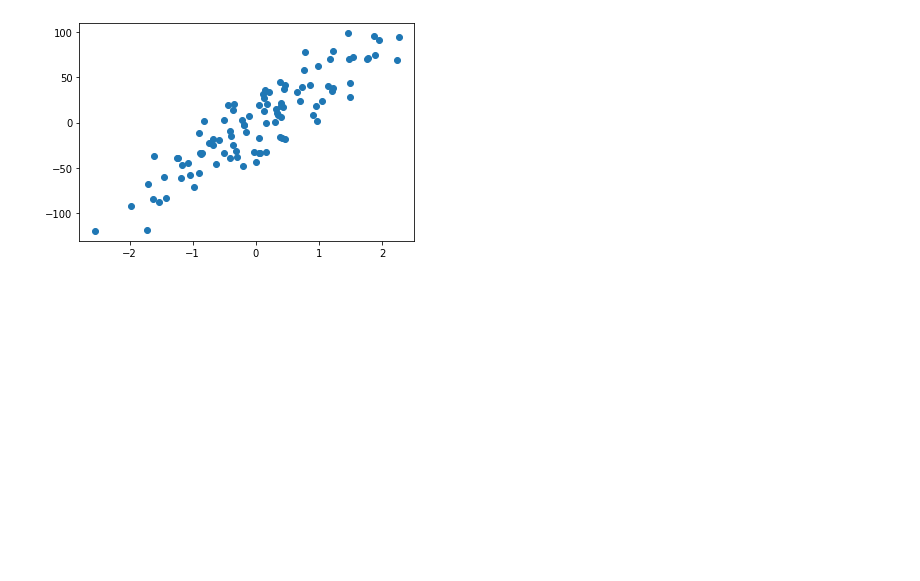
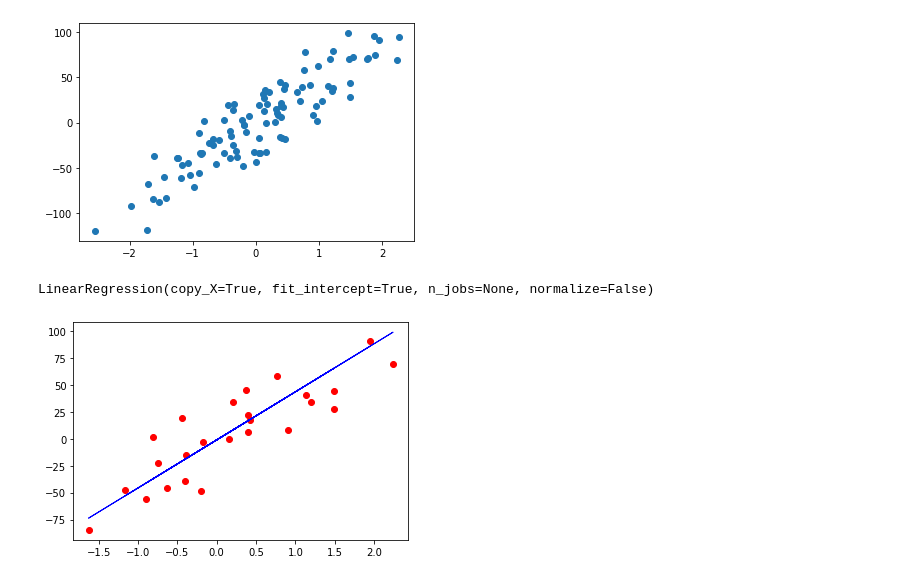
Before and after one commit to Theodora91131/Regression, a Jupyter notebook: Regression練習.ipynb, the cells around one changed output. Drawn from its saved outputs; the diff is of its cells as text; code cells hidden in the pictures; blank space fills up the shorter version.

```diff
--- a/Regression練習.ipynb
+++ b/Regression練習.ipynb
@@ -36,3 +36,18 @@ plt.scatter(X, y)
 # %% [output]
 <matplotlib.collections.PathCollection at 0x...>
 [figure]
+# %%
+X_train, X_test, y_train, y_test = train_test_split(X, y, test_size = 0.25, random_state = 0)
+# %%
+regr = linear_model.LinearRegression()
+regr.fit(X_train, y_train)
+# %% [output]
+LinearRegression(copy_X=True, fit_intercept=True, n_jobs=None, normalize=False)
+# %%
+#plt.scatter(X_train, y_train, color = 'black')
+plt.scatter(X_test, y_test, color = 'red')
+#plt.scatter(X_test, regr.predict(X_test), color = 'blue')
+plt.plot(X_test, regr.predict(X_test), color = 'blue', linewidth = 1)
+plt.show()
+# %% [output]
+[figure, added]
```
